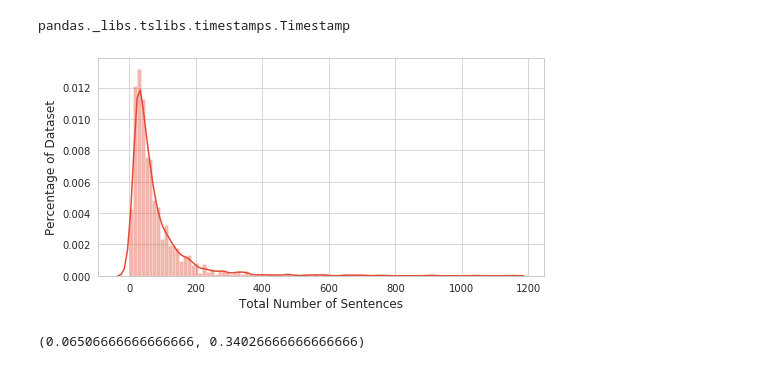
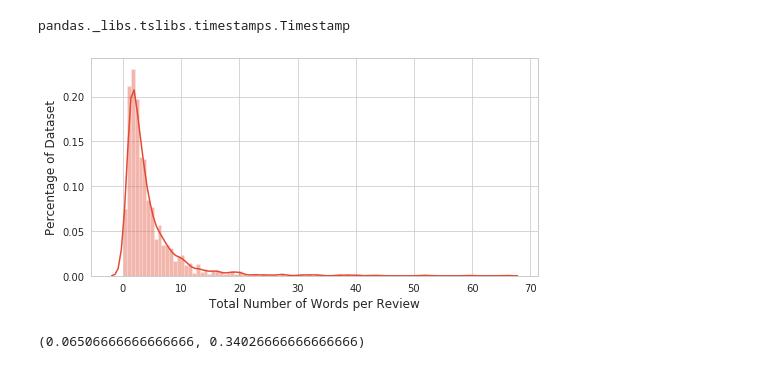
Before and after one commit to GrilledJeez/amazon_product_feature_analysis, a Jupyter notebook: EDA_&_Data_wrangling.ipynb, the cells around one changed output. Cells and saved outputs as stored; diff of their text form; code cells hidden in the pictures.

Commit message:
4.1 Reviews to Topic relevance assesment

```diff
--- a/EDA_&_Data_wrangling.ipynb
+++ b/EDA_&_Data_wrangling.ipynb
@@ -106,11 +106,11 @@ review_text = df.review_body
 review_words = review_text.str.split().str.len()
 # %%
 fig, ax = plt.subplots(figsize=(8,4))
-sns.distplot(review_words, bins=100)
-ax.set(xlabel= "Total Number of Sentences", ylabel="Percentage of Dataset")
+sns.distplot(review_words/17.5, bins=100)
+ax.set(xlabel= "Total Number of Words per Review", ylabel="Percentage of Dataset")
 plt.show()
 # %% [output]
-[figure, old version]
+[figure, new version]
 # %%
 sum(review_words <= 17.5)/1875, sum(review_words <= 35)/1875
 # %% [output]
```
Also changed, not shown: parts of 1 cell of this notebook, 1 other file.
